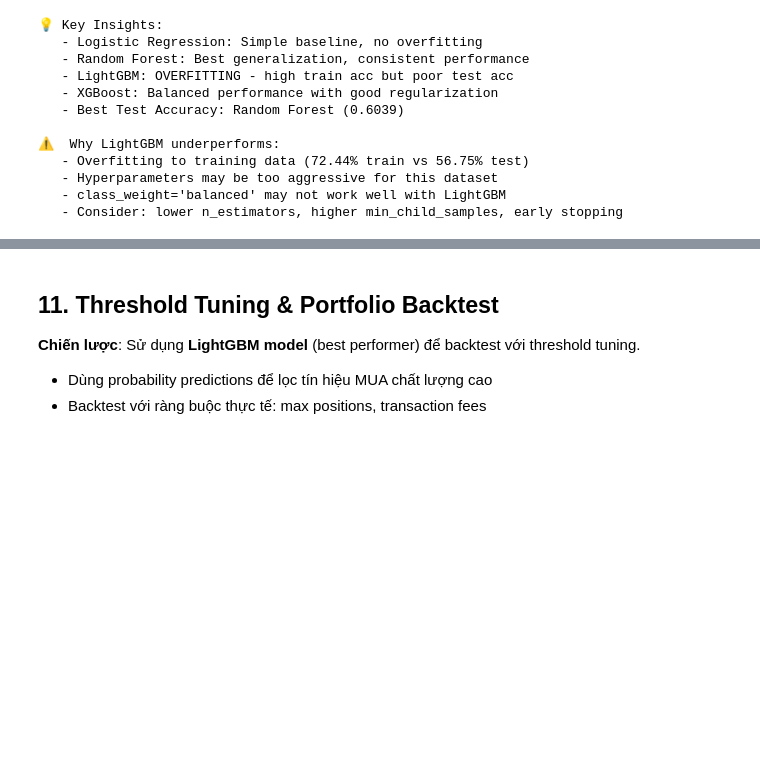
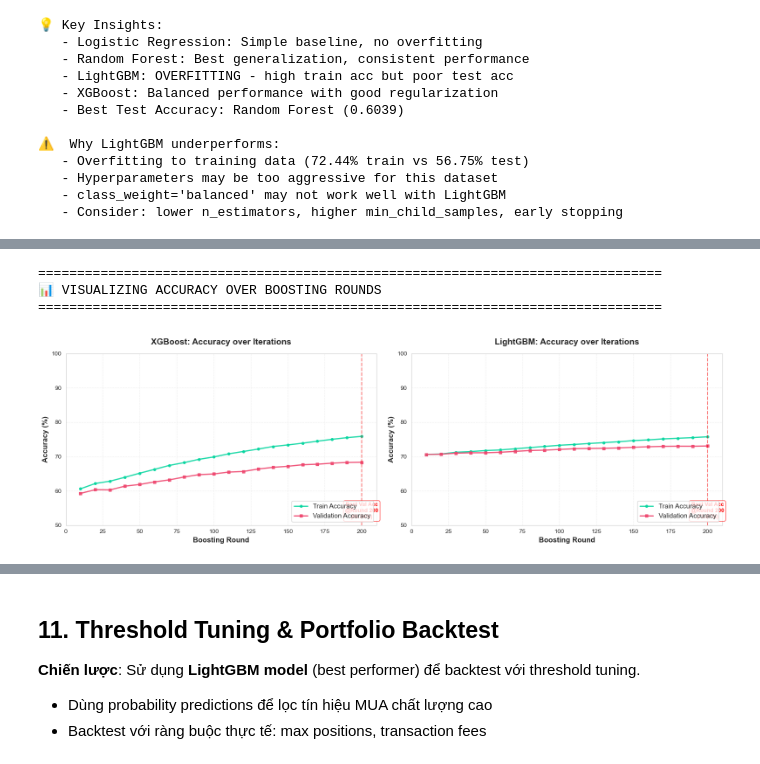
Before and after one commit to callmezuy/hcmus-introds--final-project, a Jupyter notebook: src/notebooks/modelling.ipynb, the cells around one changed output, grey strips where cells are left out. Drawn from its saved outputs; the diff is of its cells as text; code cells hidden in the pictures; blank space fills up the shorter version.

```diff
--- a/src/notebooks/modelling.ipynb
+++ b/src/notebooks/modelling.ipynb
@@ -1198,0 +1609,79 @@ print(f"   - Consider: lower n_estimators, higher min_child_samples, early stopp
+# %%
+# Visualize Accuracy Curves
+print("\n" + "="*80)
+print("📊 VISUALIZING ACCURACY OVER BOOSTING ROUNDS")
+print("="*80)
+
+fig, axes = plt.subplots(1, 2, figsize=(16, 5))
+
+# XGBoost Accuracy Curve
+ax1 = axes[0]
+ax1.plot(checkpoints, [acc*100 for acc in xgb_train_acc],
+         label='Train Accuracy', linewidth=2, color='#06D6A0',
+         marker='o', markersize=4, alpha=0.9)
+ax1.plot(checkpoints, [acc*100 for acc in xgb_val_acc],
+         label='Validation Accuracy', linewidth=2, color='#EF476F',
+         marker='s', markersize=4, alpha=0.9)
+ax1.set_xlabel('Boosting Round', fontsize=12, fontweight='bold')
+ax1.set_ylabel('Accuracy (%)', fontsize=12, fontweight='bold')
+ax1.set_title('XGBoost: Accuracy over Iterations', fontsize=14, fontweight='bold', pad=15)
+ax1.legend(fontsize=11, loc='lower right')
+ax1.grid(True, alpha=0.3, linestyle='--')
+ax1.set_xlim(0, 210)
+ax1.set_ylim(50, 100)
+
+# Find best validation accuracy
+best_val_idx_xgb = np.argmax(xgb_val_acc)
+best_checkpoint_xgb = checkpoints[best_val_idx_xgb]
+ax1.axvline(x=best_checkpoint_xgb, color='red', linestyle='--', alpha=0.5, linewidth=1.5)
+ax1.text(best_checkpoint_xgb, 52,
+         f'Best Val Acc\n@Round {best_checkpoint_xgb}\n({xgb_val_acc[best_val_idx_xgb]*100:.2f}%)',
+         ha='center', fontsize=9, color='red', fontweight='bold',
+         bbox=dict(boxstyle='round,pad=0.3', facecolor='white', edgecolor='red', alpha=0.7))
+
+# LightGBM Accuracy Curve
+ax2 = axes[1]
+ax2.plot(checkpoints, [acc*100 for acc in lgbm_train_acc],
+         label='Train Accuracy', linewidth=2, color='#06D6A0',
+         marker='o', markersize=4, alpha=0.9)
+ax2.plot(checkpoints, [acc*100 for acc in lgbm_val_acc],
+         label='Validation Accuracy', linewidth=2, color='#EF476F',
+         marker='s', markersize=4, alpha=0.9)
+ax2.set_xlabel('Boosting Round', fontsize=12, fontweight='bold')
+ax2.set_ylabel('Accuracy (%)', fontsize=12, fontweight='bold')
+ax2.set_title('LightGBM: Accuracy over Iterations', fontsize=14, fontweight='bold', pad=15)
+ax2.legend(fontsize=11, loc='lower right')
+ax2.grid(True, alpha=0.3, linestyle='--')
+ax2.set_xlim(0, 210)
+ax2.set_ylim(50, 100)
+
+# Find best validation accuracy
+best_val_idx_lgbm = np.argmax(lgbm_val_acc)
+best_checkpoint_lgbm = checkpoints[best_val_idx_lgbm]
+ax2.axvline(x=best_checkpoint_lgbm, color='red', linestyle='--', alpha=0.5, linewidth=1.5)
+ax2.text(best_checkpoint_lgbm, 52,
+         f'Best Val Acc\n@Round {best_checkpoint_lgbm}\n({lgbm_val_acc[best_val_idx_lgbm]*100:.2f}%)',
+         ha='center', fontsize=9, color='red', fontweight='bold',
+         bbox=dict(boxstyle='round,pad=0.3', facecolor='white', edgecolor='red', alpha=0.7))
+
+plt.tight_layout()
+plt.show()
+
+print(f"\n🎯 XGBoost Accuracy Summary:")
+print(f"   • Best validation accuracy: {xgb_val_acc[best_val_idx_xgb]*100:.2f}% @ round {best_checkpoint_xgb}")
+print(f"   • Final train accuracy: {xgb_train_acc[-1]*100:.2f}%")
+print(f"   • Final validation accuracy: {xgb_val_acc[-1]*100:.2f}%")
+print(f"   • Train-Val gap at best: {(xgb_train_acc[best_val_idx_xgb] - xgb_val_acc[best_val_idx_xgb])*100:.2f}%")
+
+print(f"\n🎯 LightGBM Accuracy Summary:")
+print(f"   • Best validation accuracy: {lgbm_val_acc[best_val_idx_lgbm]*100:.2f}% @ round {best_checkpoint_lgbm}")
+print(f"   • Final train accuracy: {lgbm_train_acc[-1]*100:.2f}%")
+print(f"   • Final validation accuracy: {lgbm_val_acc[-1]*100:.2f}%")
+print(f"   • Train-Val gap at best: {(lgbm_train_acc[best_val_idx_lgbm] - lgbm_val_acc[best_val_idx_lgbm])*100:.2f}%")
+
+print("="*80)
+# %% [output]
+================================================================================
+📊 VISUALIZING ACCURACY OVER BOOSTING ROUNDS
+================================================================================
+[figure, added]
```
Also changed, not shown: parts of 16 cells of this notebook.
